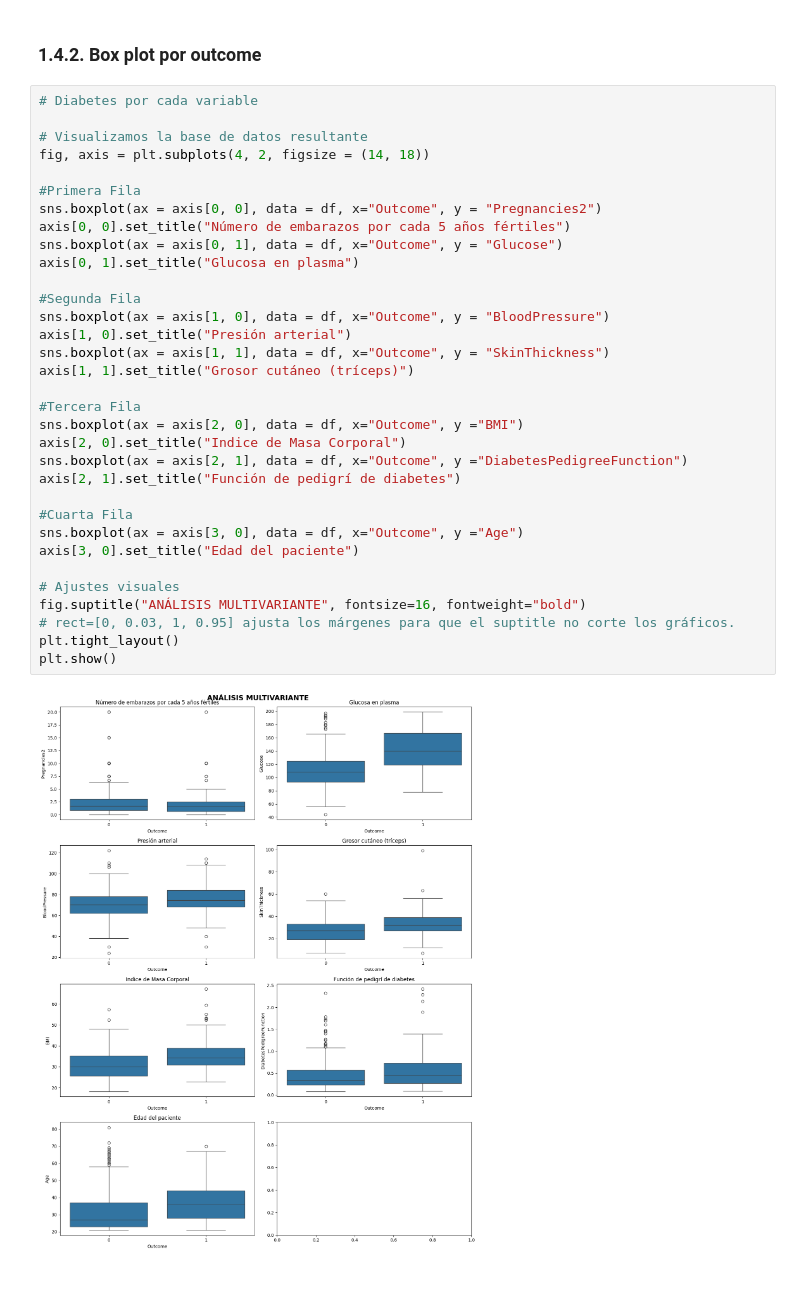
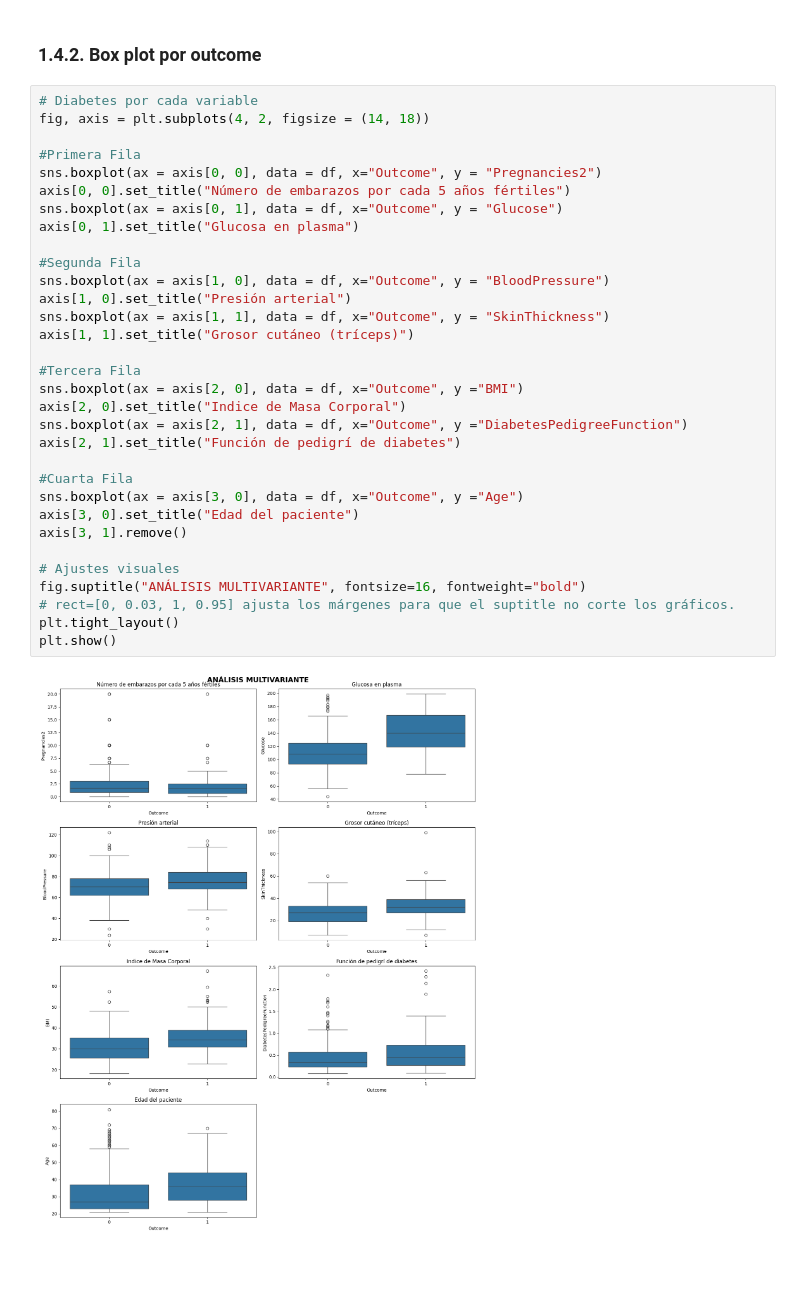
Before and after one commit to jjimvar/intro-ml, a Jupyter notebook: src/04-decission-tree.ipynb, the cells around one changed output. Drawn from its saved outputs; the diff is of its cells as text.

```diff
--- a/src/04-decission-tree.ipynb
+++ b/src/04-decission-tree.ipynb
@@ -373,39 +412,38 @@ plt.show()
 ### 1.4.2. Box plot por outcome
 # %%
 # Diabetes por cada variable
-
-# Visualizamos la base de datos resultante
 fig, axis = plt.subplots(4, 2, figsize = (14, 18))
 
 #Primera Fila
 sns.boxplot(ax = axis[0, 0], data = df, x="Outcome", y = "Pregnancies2")
 axis[0, 0].set_title("Número de embarazos por cada 5 años fértiles")
 sns.boxplot(ax = axis[0, 1], data = df, x="Outcome", y = "Glucose")
 axis[0, 1].set_title("Glucosa en plasma")
 
 #Segunda Fila
 sns.boxplot(ax = axis[1, 0], data = df, x="Outcome", y = "BloodPressure")
 axis[1, 0].set_title("Presión arterial")
 sns.boxplot(ax = axis[1, 1], data = df, x="Outcome", y = "SkinThickness")
 axis[1, 1].set_title("Grosor cutáneo (tríceps)")
 
 #Tercera Fila
 sns.boxplot(ax = axis[2, 0], data = df, x="Outcome", y ="BMI")
 axis[2, 0].set_title("Indice de Masa Corporal")
 sns.boxplot(ax = axis[2, 1], data = df, x="Outcome", y ="DiabetesPedigreeFunction")
 axis[2, 1].set_title("Función de pedigrí de diabetes")
 
 #Cuarta Fila
 sns.boxplot(ax = axis[3, 0], data = df, x="Outcome", y ="Age")
 axis[3, 0].set_title("Edad del paciente")
+axis[3, 1].remove()
 
 # Ajustes visuales
 fig.suptitle("ANÁLISIS MULTIVARIANTE", fontsize=16, fontweight="bold")
 # rect=[0, 0.03, 1, 0.95] ajusta los márgenes para que el suptitle no corte los gráficos.
 plt.tight_layout()
 plt.show()
 # %% [output]
-[figure, old version]
+[figure, new version]
 # %% [markdown]
 ###
 # %% [markdown]
```
Also changed, not shown: parts of 29 cells of this notebook, 6 other files.
